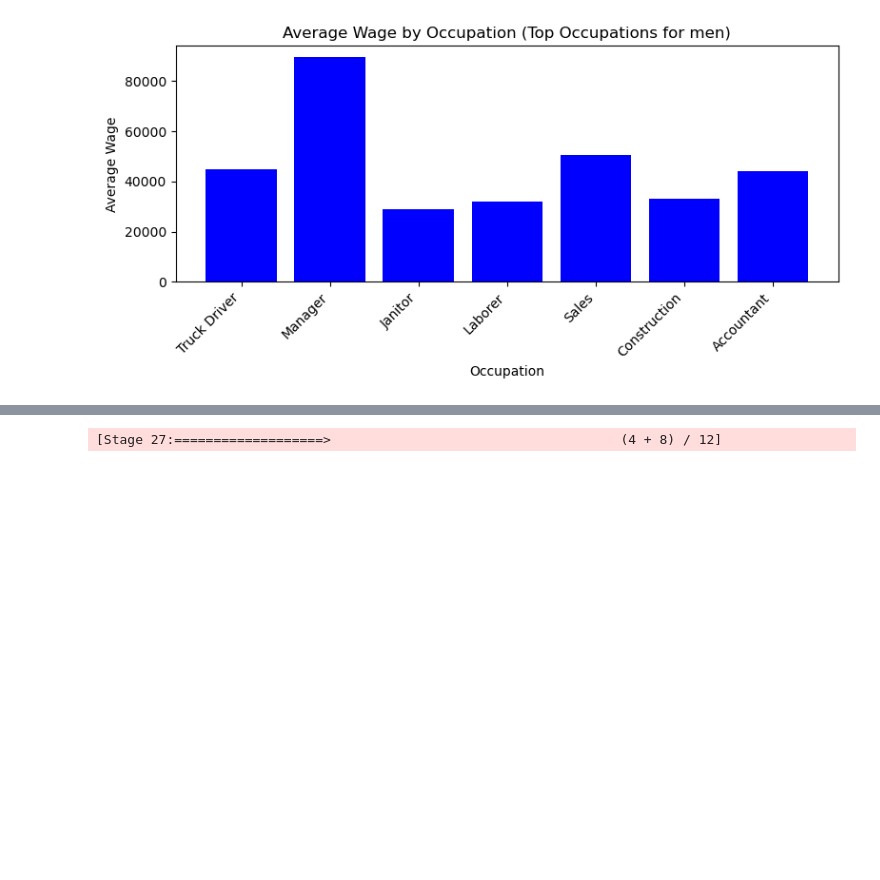
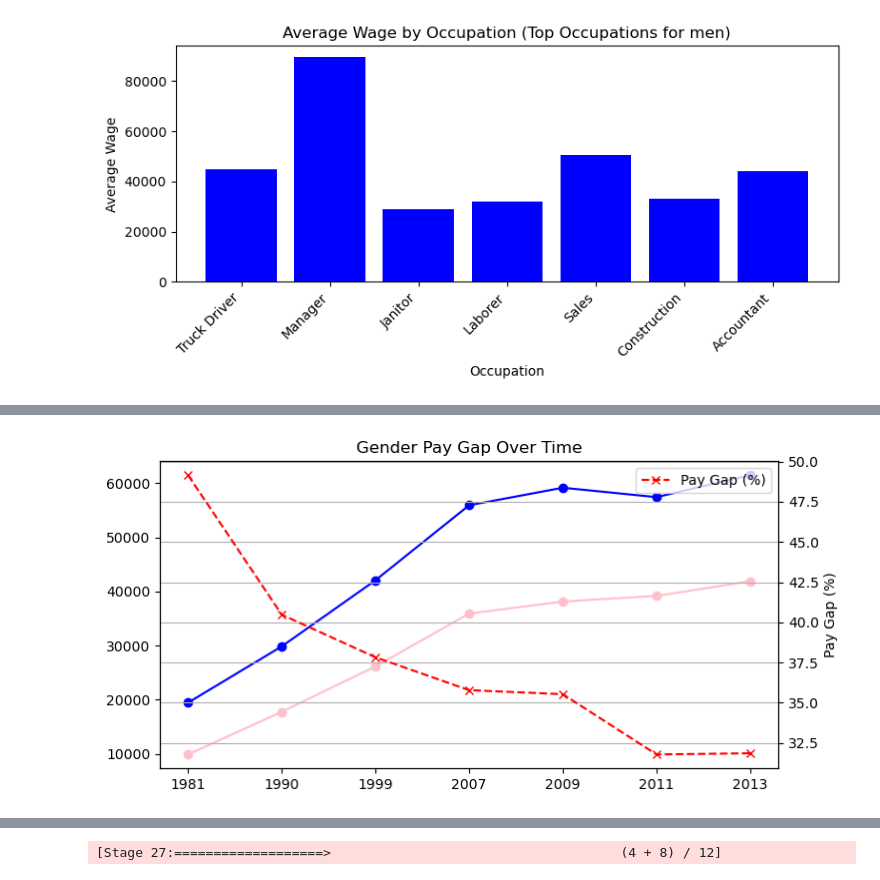
Before and after one commit to JMiceli7/gender-gap-analysis, a Jupyter notebook: gender_gap_analysis.ipynb, the cells around one changed output, grey strips where cells are left out. Drawn from its saved outputs; the diff is of its cells as text; code cells hidden in the pictures; blank space fills up the shorter version.

```diff
--- a/gender_gap_analysis.ipynb
+++ b/gender_gap_analysis.ipynb
@@ -404,0 +467,33 @@ plt.show()
+# %%
+# Merge the male and female salary dataframes on the 'year' column
+merged_df = avg_salary_male_year_pd.merge(avg_salary_female_year_pd, on='year', suffixes=('_male', '_female'))
+
+# Calculate the percentage pay gap
+merged_df['pay_gap_percentage'] = ((merged_df['avg_salary_male'] - merged_df['avg_salary_female']) / merged_df['avg_salary_male']) * 100
+
+# Plotting
+plt.figure(figsize=(8, 4))
+
+# Plot the average salary for males and females
+plt.plot(merged_df['year'], merged_df['avg_salary_male'], label='Male Avg Salary', color='blue', marker='o')
+plt.plot(merged_df['year'], merged_df['avg_salary_female'], label='Female Avg Salary', color='pink', marker='o')
+
+# Add secondary y-axis for the pay gap percentage
+ax2 = plt.gca().twinx()  # Create a secondary axis
+ax2.plot(merged_df['year'], merged_df['pay_gap_percentage'], label='Pay Gap (%)', color='red', marker='x', linestyle='--')
+
+# Add labels and title
+plt.xlabel('Year')
+plt.ylabel('Average Salary')
+ax2.set_ylabel('Pay Gap (%)')
+plt.title('Gender Pay Gap Over Time')
+
+# Add legends for both plots
+plt.legend(loc='upper left')
+ax2.legend(loc='upper right')
+
+# Show the plot with grid
+plt.grid(True)
+plt.show()
+# %% [output]
+[figure, added]
```
Also changed, not shown: parts of 12 cells of this notebook.
